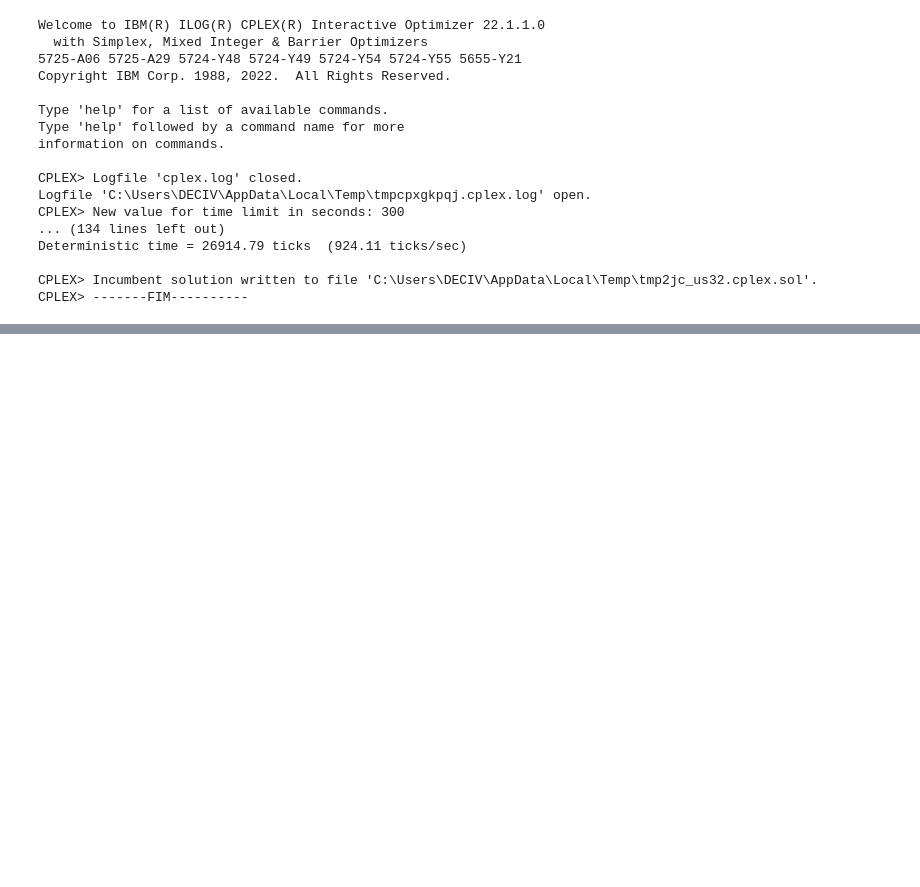
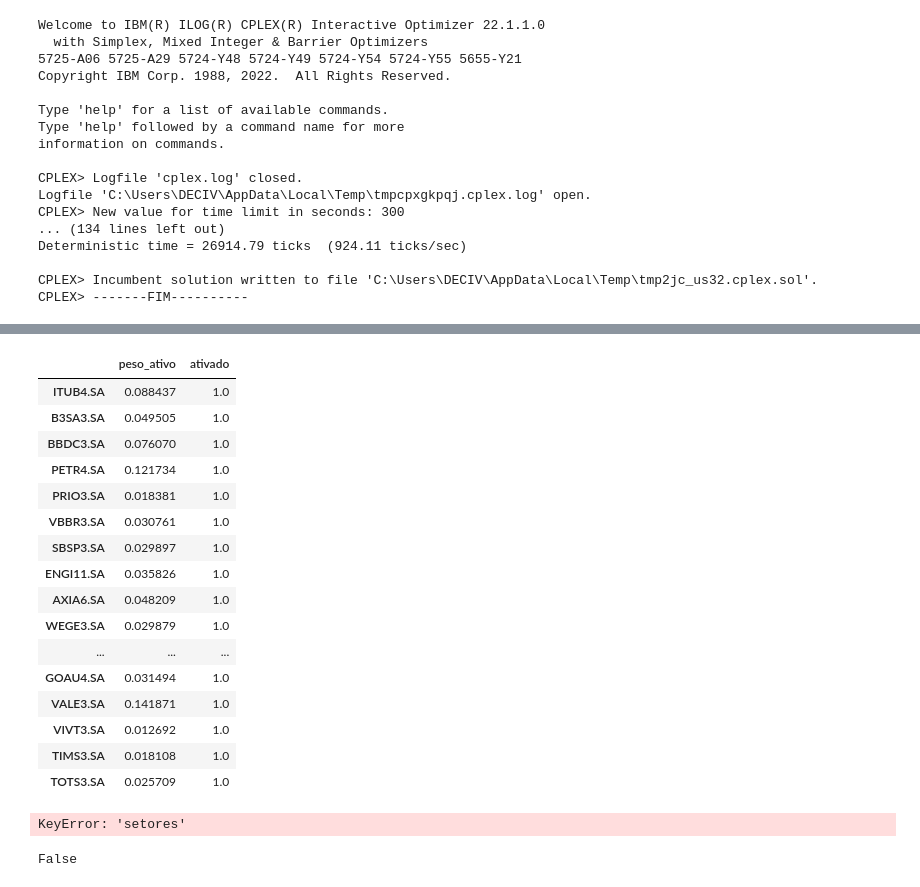
Before and after one commit to JoaoNogaroli/mestrado, a Jupyter notebook: projetos-CPLEX/modelo_index_tracking_setores_simples/app1.ipynb, the cells around one changed output, grey strips where cells are left out. Saved outputs shown, nothing was run; the diff lists cells and outputs as text; code cells hidden in the pictures; blank space fills up the shorter version.

```diff
--- a/projetos-CPLEX/modelo_index_tracking_setores_simples/app1.ipynb
+++ b/projetos-CPLEX/modelo_index_tracking_setores_simples/app1.ipynb
@@ -255,0 +277,28 @@ plt.legend()
+# %%
+df_final
+# %% [output]
+|  | peso_ativo | ativado |
+| ITUB4.SA | 0.088437 | 1.0 |
+| B3SA3.SA | 0.049505 | 1.0 |
+| BBDC3.SA | 0.076070 | 1.0 |
+| PETR4.SA | 0.121734 | 1.0 |
+| PRIO3.SA | 0.018381 | 1.0 |
+| VBBR3.SA | 0.030761 | 1.0 |
+| SBSP3.SA | 0.029897 | 1.0 |
+| ENGI11.SA | 0.035826 | 1.0 |
+| AXIA6.SA | 0.048209 | 1.0 |
+| WEGE3.SA | 0.029879 | 1.0 |
+| ... | ... | ... |
+| GOAU4.SA | 0.031494 | 1.0 |
+| VALE3.SA | 0.141871 | 1.0 |
+| VIVT3.SA | 0.012692 | 1.0 |
+| TIMS3.SA | 0.018108 | 1.0 |
+| TOTS3.SA | 0.025709 | 1.0 |
+# %%
+df_final['setores']
+# %% [output]
+KeyError: 'setores'
+# %%
+df_setores.index[10] == df_final.[10]
+# %% [output]
+False
```
Also changed, not shown: parts of 2 cells of this notebook.
